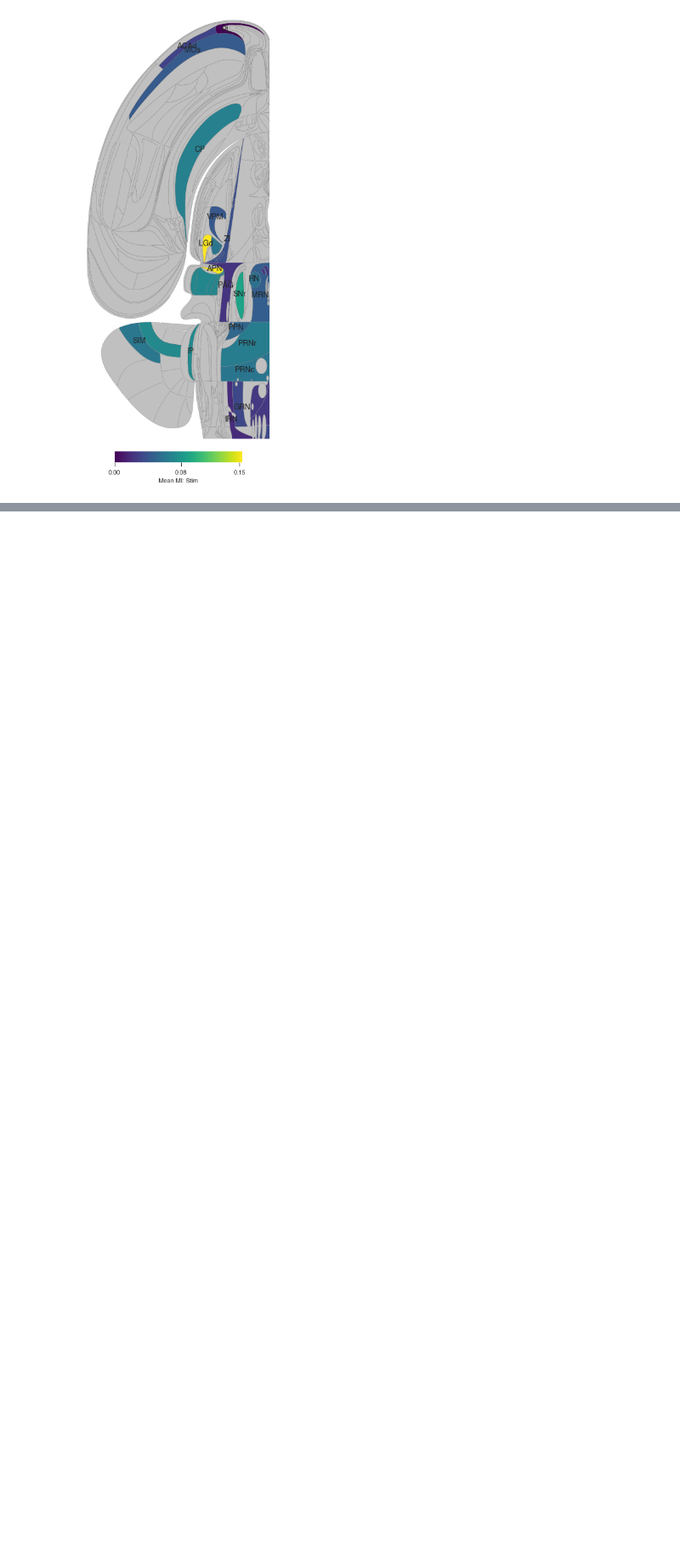
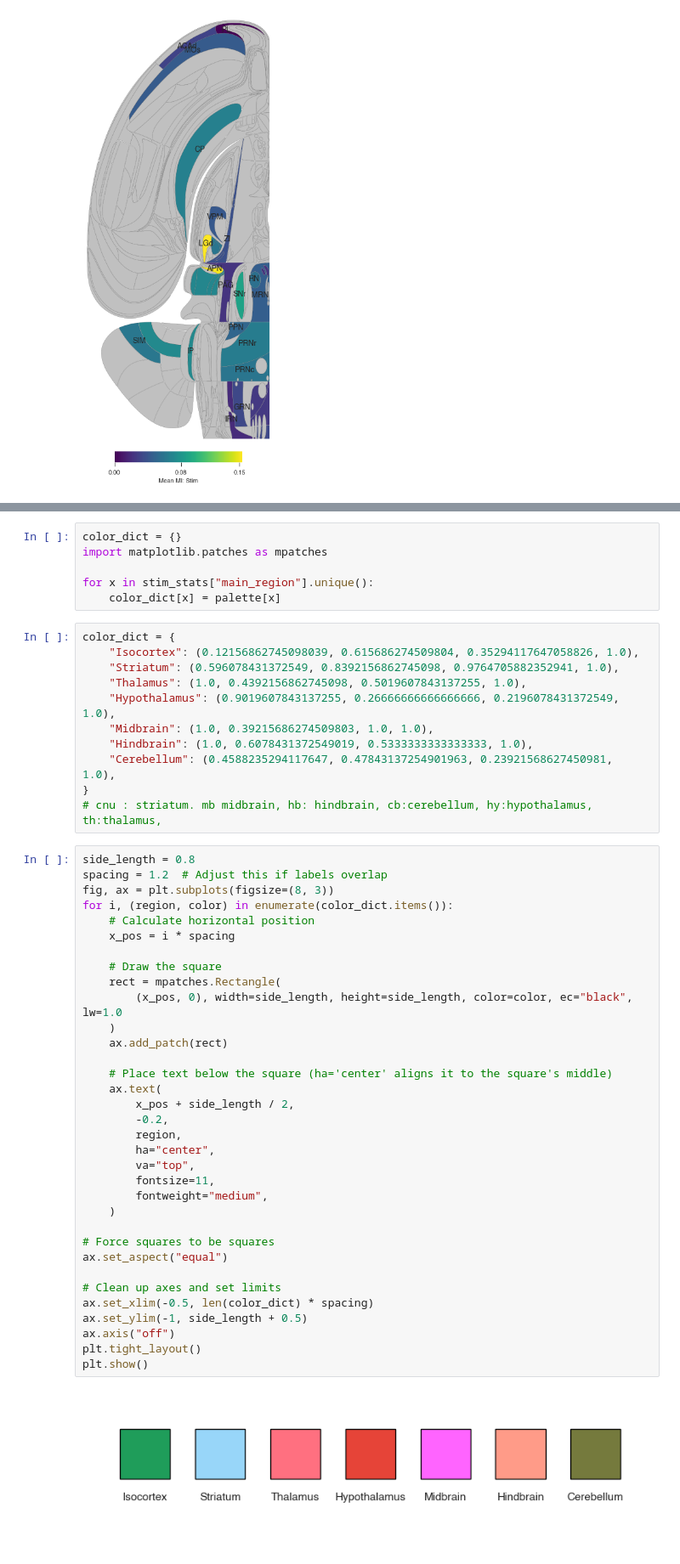
Before and after one commit to debottamKundu/ibl-partial-info-decomp, a Jupyter notebook: notebooks/cleaner_rsi_plots.ipynb, the cells around one changed output, grey strips where cells are left out. Shown at 85% size. Saved outputs shown, nothing was run; the diff lists cells and outputs as text; blank space fills up the shorter version.

```diff
--- a/notebooks/cleaner_rsi_plots.ipynb
+++ b/notebooks/cleaner_rsi_plots.ipynb
@@ -634,0 +731,53 @@ cax = add_cbar(
+# %%
+color_dict = {}
+import matplotlib.patches as mpatches
+
+for x in stim_stats["main_region"].unique():
+    color_dict[x] = palette[x]
+# %%
+color_dict = {
+    "Isocortex": (0.12156862745098039, 0.615686274509804, 0.35294117647058826, 1.0),
+    "Striatum": (0.596078431372549, 0.8392156862745098, 0.9764705882352941, 1.0),
+    "Thalamus": (1.0, 0.4392156862745098, 0.5019607843137255, 1.0),
+    "Hypothalamus": (0.9019607843137255, 0.26666666666666666, 0.2196078431372549, 1.0),
+    "Midbrain": (1.0, 0.39215686274509803, 1.0, 1.0),
+    "Hindbrain": (1.0, 0.6078431372549019, 0.5333333333333333, 1.0),
+    "Cerebellum": (0.4588235294117647, 0.47843137254901963, 0.23921568627450981, 1.0),
+}
+# cnu : striatum. mb midbrain, hb: hindbrain, cb:cerebellum, hy:hypothalamus, th:thalamus,
+# %%
+side_length = 0.8
+spacing = 1.2  # Adjust this if labels overlap
+fig, ax = plt.subplots(figsize=(8, 3))
+for i, (region, color) in enumerate(color_dict.items()):
+    # Calculate horizontal position
+    x_pos = i * spacing
+
+    # Draw the square
+    rect = mpatches.Rectangle(
+        (x_pos, 0), width=side_length, height=side_length, color=color, ec="black", lw=1.0
+    )
+    ax.add_patch(rect)
+
+    # Place text below the square (ha='center' aligns it to the square's middle)
+    ax.text(
+        x_pos + side_length / 2,
+        -0.2,
+        region,
+        ha="center",
+        va="top",
+        fontsize=11,
+        fontweight="medium",
+    )
+
+# Force squares to be squares
+ax.set_aspect("equal")
+
+# Clean up axes and set limits
+ax.set_xlim(-0.5, len(color_dict) * spacing)
+ax.set_ylim(-1, side_length + 0.5)
+ax.axis("off")
+plt.tight_layout()
+plt.show()
+# %% [output]
+[figure, added]
```
Also changed, not shown: parts of 28 cells of this notebook, 8 other files.
